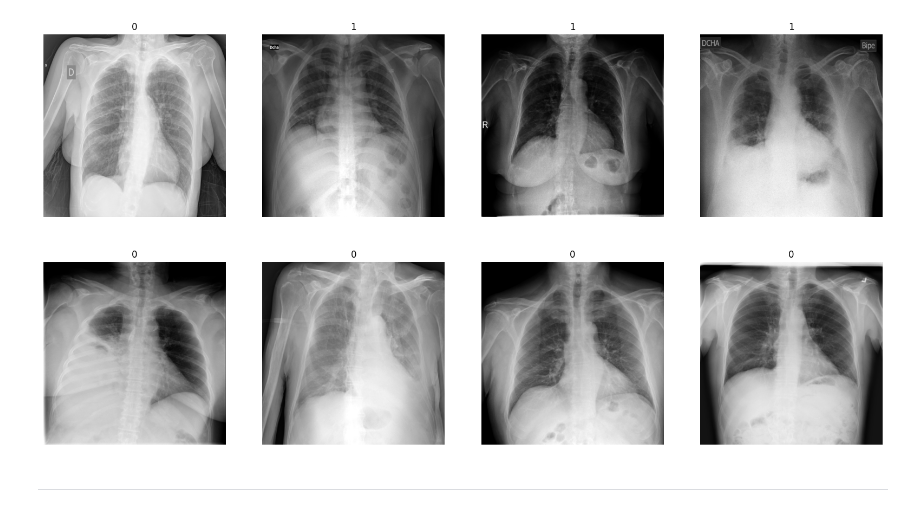
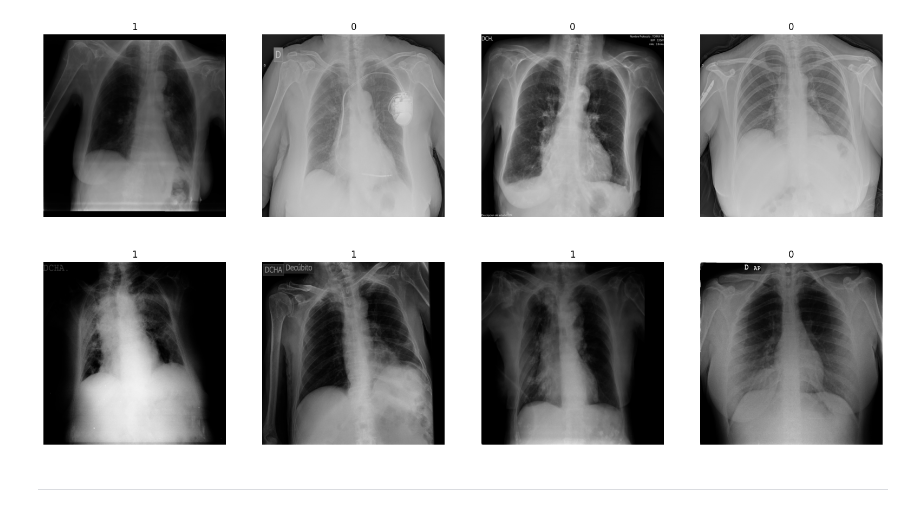
Before and after one commit to AdversarialAttacks/main, a Jupyter notebook: notebooks/01-dataloader.ipynb, the cells around one changed output. Saved outputs shown, nothing was run; the diff lists cells and outputs as text; code cells hidden in the pictures.

```diff
--- a/notebooks/01-dataloader.ipynb
+++ b/notebooks/01-dataloader.ipynb
@@ -13,12 +13,12 @@ class COVIDXDataset(torch.utils.data.Dataset):
 
         self.data = pd.read_csv(f"{self.path}/{self.split}.txt", sep=" ", header=None)
         self.data.columns = ['pid', 'filename', 'class', 'source']
-        #self.data = self.data.sample(frac=1).reset_index(drop=True)
+        self.data = self.data.sample(frac=1).reset_index(drop=True)
 
     def __len__(self):
         return len(self.data)
 
-    def _getitem_(self, idx):
+    def __getitem__(self, idx):
         row = self.data.iloc[idx]
         filename = f"{self.path}/{self.split}/{row['filename']}"
         image = torchvision.io.read_image(filename, mode=torchvision.io.image.ImageReadMode.GRAY)
@@ -53,24 +53,24 @@ class COVIDXDataModule(lightning.LightningDataModule):
 # %%
 transform = torchvision.transforms.Compose([
     torchvision.transforms.Resize((512, 512), antialias=True),
     #torchvision.transforms.RandomRotation(10),
     #torchvision.transforms.RandomAffine(0, translate=(0.1, 0.1)),
 ])
 
 
 data = COVIDXDataModule(path="../data/raw/COVIDX-CXR4", transform=transform, batch_size=8).setup()
 
 for batch in data.test_dataloader():
     image, label = batch
     plt.figure(figsize=(20, 10))
     for i in range(image.shape[0]):
         plt.subplot(2, 4, i+1)
-        plt.imshow(image[i].squeeze(), cmap='gray')
+        plt.imshow(image[i].permute(1,2,0).clip(0,1), cmap='gray')
         plt.axis('off')
         plt.title(label[i].item())
     break
 # %% [output]
-[figure, old version]
+[figure, new version]
 # %% [markdown]
 ---
 # %%
```
Also changed, not shown: parts of 1 cell of this notebook.
